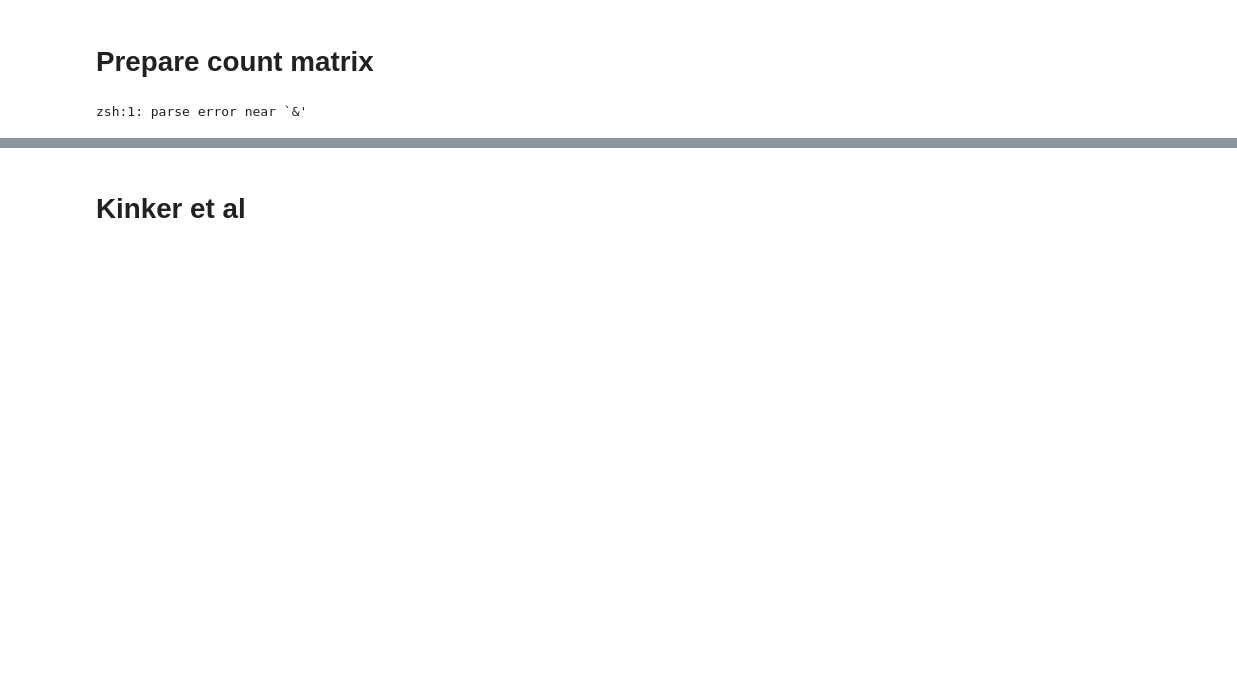
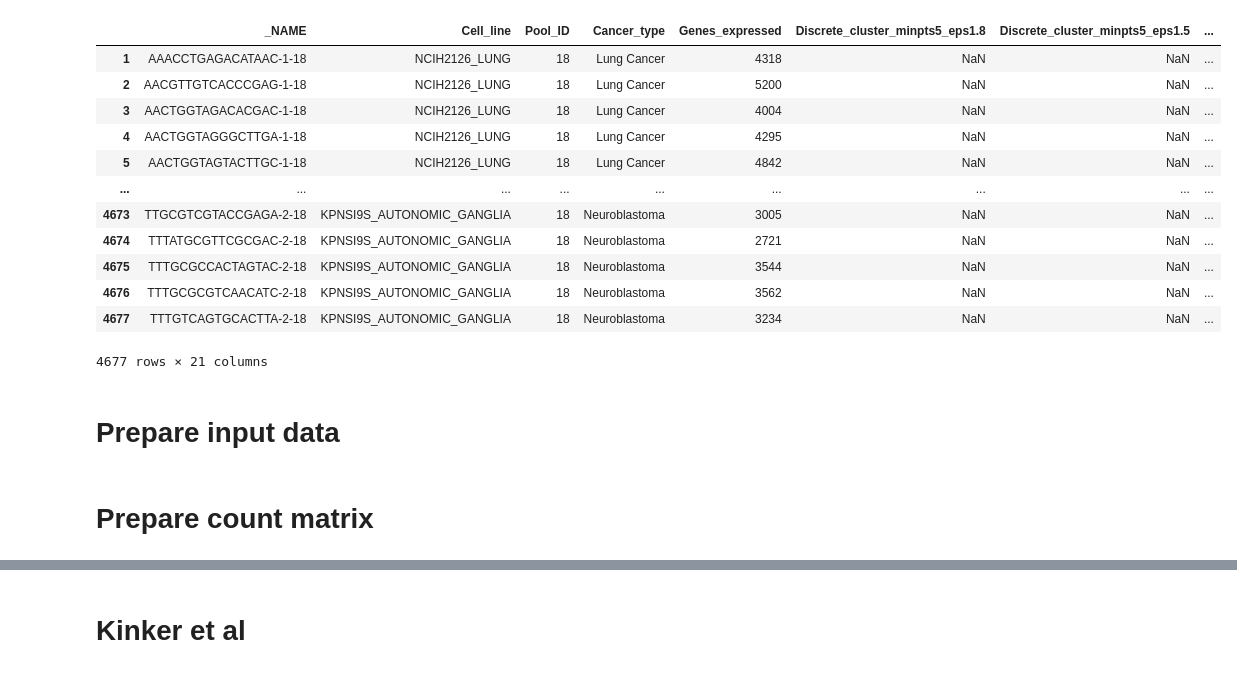
Before and after one commit to 18parkky/scMnT, a Jupyter notebook: tutorial/workflow.ipynb, the cells around one changed output, grey strips where cells are left out. Saved outputs shown, nothing was run; the diff lists cells and outputs as text; code cells hidden in the pictures; blank space fills up the shorter version.

```diff
--- a/tutorial/workflow.ipynb
+++ b/tutorial/workflow.ipynb
@@ -27,0 +167,20 @@ To start scMnT, we need two types of files:
+# %%
+metadata = pd.read_csv('/node200data/18parkky/datasets/data/public/processed_data/Kinker_et_al/Metadata.txt', sep='\t')
+# metadata[(metadata['Pool_ID']=='18')]
+# metadata['Pool_ID2'] = [ list(tup)[1].split() ]
+
+metadata_18 = metadata[(metadata['Pool_ID']=='18')]
+# %% [output]
+|  | _NAME | Cell_line | Pool_ID | Cancer_type | Genes_expressed | Discrete_cluster_minpts5_eps1.8 | Discrete_cluster_minpts5_eps1.5 | ... |
+| 1 | AAACCTGAGACATAAC-1-18 | NCIH2126_LUNG | 18 | Lung Cancer | 4318 | NaN | NaN | ... |
+| 2 | AACGTTGTCACCCGAG-1-18 | NCIH2126_LUNG | 18 | Lung Cancer | 5200 | NaN | NaN | ... |
+| 3 | AACTGGTAGACACGAC-1-18 | NCIH2126_LUNG | 18 | Lung Cancer | 4004 | NaN | NaN | ... |
+| 4 | AACTGGTAGGGCTTGA-1-18 | NCIH2126_LUNG | 18 | Lung Cancer | 4295 | NaN | NaN | ... |
+| 5 | AACTGGTAGTACTTGC-1-18 | NCIH2126_LUNG | 18 | Lung Cancer | 4842 | NaN | NaN | ... |
+| ... | ... | ... | ... | ... | ... | ... | ... | ... |
+| 4673 | TTGCGTCGTACCGAGA-2-18 | KPNSI9S_AUTONOMIC_GANGLIA | 18 | Neuroblastoma | 3005 | NaN | NaN | ... |
+| 4674 | TTTATGCGTTCGCGAC-2-18 | KPNSI9S_AUTONOMIC_GANGLIA | 18 | Neuroblastoma | 2721 | NaN | NaN | ... |
+| 4675 | TTTGCGCCACTAGTAC-2-18 | KPNSI9S_AUTONOMIC_GANGLIA | 18 | Neuroblastoma | 3544 | NaN | NaN | ... |
+| 4676 | TTTGCGCGTCAACATC-2-18 | KPNSI9S_AUTONOMIC_GANGLIA | 18 | Neuroblastoma | 3562 | NaN | NaN | ... |
+| 4677 | TTTGTCAGTGCACTTA-2-18 | KPNSI9S_AUTONOMIC_GANGLIA | 18 | Neuroblastoma | 3234 | NaN | NaN | ... |
+4677 rows × 21 columns
@@ -27,0 +189,2 @@ To start scMnT, we need two types of files:
+# %% [markdown]
+# Prepare input data
@@ -28,8 +194,2 @@ To start scMnT, we need two types of files:
 # %% [markdown]
 # Prepare count matrix
-# %%
-# download CPM
-cmd = 'wget https://www.ncbi.nlm.nih.gov/geo/download/?acc=GSE157220&format=file&file=GSE157220%5FCPM%5Fdata%2Etxt%2Egz -O GSE157220_CPM_data.txt.gz'
-!{cmd}
-# %% [output]
-zsh:1: parse error near `&'
```
Also changed, not shown: parts of 20 cells of this notebook, 10 other files.
